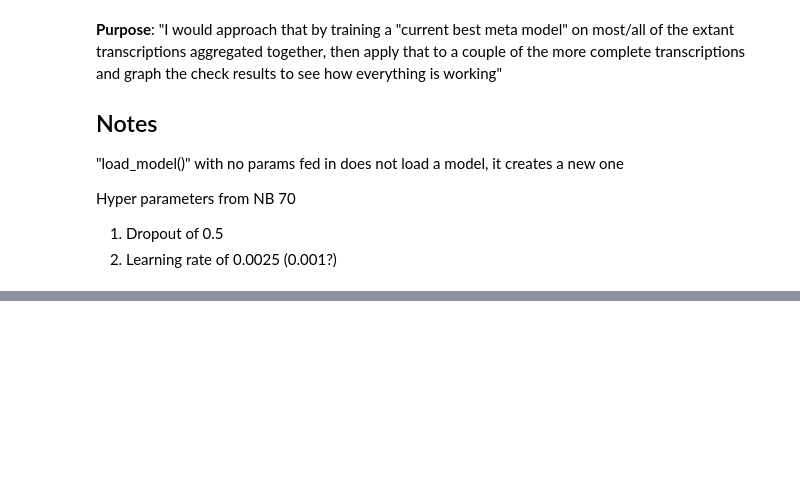
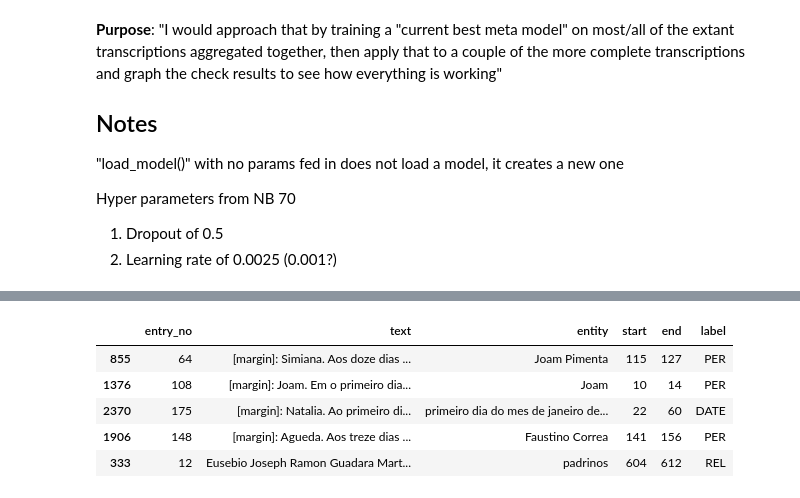
Before and after one commit to slavesocieties/ssda-nlp, a Jupyter notebook: 75-meta-model.ipynb, the cells around one changed output, grey strips where cells are left out. Drawn from its saved outputs; the diff is of its cells as text; code cells hidden in the pictures; blank space fills up the shorter version.

```diff
--- a/75-meta-model.ipynb
+++ b/75-meta-model.ipynb
@@ -275,0 +90,9 @@ save_model(nlp2, save_dir)
+# %%
+full_collated_df.head()
+# %% [output]
+|  | entry_no | text | entity | start | end | label |
+| 855 | 64 | [margin]: Simiana. Aos doze dias ... | Joam Pimenta | 115 | 127 | PER |
+| 1376 | 108 | [margin]: Joam. Em o primeiro dia... | Joam | 10 | 14 | PER |
+| 2370 | 175 | [margin]: Natalia. Ao primeiro di... | primeiro dia do mes de janeiro de... | 22 | 60 | DATE |
+| 1906 | 148 | [margin]: Agueda. Aos treze dias ... | Faustino Correa | 141 | 156 | PER |
+| 333 | 12 | Eusebio Joseph Ramon Guadara Mart... | padrinos | 604 | 612 | REL |
```
Also changed, not shown: parts of 14 cells of this notebook, 27 other files.
